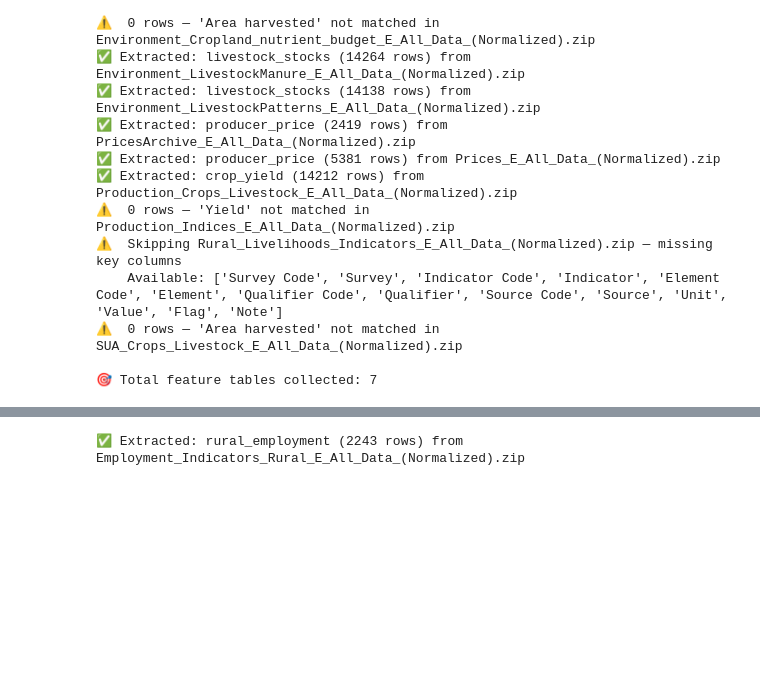
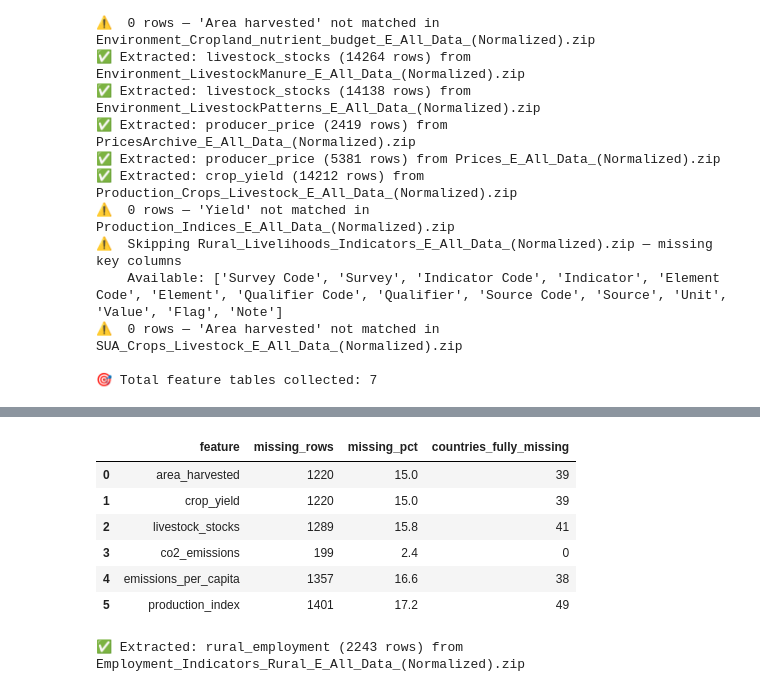
Before and after one commit to MuhammadShahzaib-PK/Global-Crop-Yield-Forecasting, a Jupyter notebook: src/data/notebooks/Main Maunscript Code.ipynb, the cells around one changed output, grey strips where cells are left out. Saved outputs shown, nothing was run; the diff lists cells and outputs as text; code cells hidden in the pictures; blank space fills up the shorter version.

```diff
--- a/src/data/notebooks/Main Maunscript Code.ipynb
+++ b/src/data/notebooks/Main Maunscript Code.ipynb
@@ -598,0 +1099,22 @@ FEATURE_PLAN = {
+# %%
+# ============================================================
+# STEP 14b: TRUNCATE PANEL TO 1990-2024
+# Reason: co2_emissions and emissions_per_capita are 100%
+# missing for every year 1961-1989 (FAO did not systematically
+# report these series before 1990). Truncating avoids a false
+# 64-year panel where two core features are structurally absent
+# for their first 30 years.
+# ============================================================
+
+before_shape = panel_df.shape
+panel_df = panel_df[panel_df["Year"] >= 1990].reset_index(drop=True)
+
+print(f"Shape before truncation: {before_shape}")
+print(f"Shape after truncation:  {panel_df.shape}")
+print(f"Year range: {panel_df['Year'].min()} - {panel_df['Year'].max()}")
+print(f"Countries: {panel_df['Area'].nunique()}")
+
+print("\nMissing values per feature (post-truncation):")
+print(panel_df.drop(columns=["Area", "Year"]).isna().sum())
+print("\nMissing % per feature (post-truncation):")
+print((panel_df.drop(columns=["Area", "Year"]).isna().mean() * 100).round(1))
@@ -598,0 +1139,29 @@ FEATURE_PLAN = {
+# %%
+# ============================================================
+# STEP 14c: DOCUMENT COUNTRY-LEVEL COVERAGE PER FEATURE
+# NaNs are NOT imputed or dropped here -- countries with zero
+# history for a given series have no basis for interpolation.
+# This table becomes the "data coverage" appendix table for
+# the paper, and downstream models should handle NaNs per-
+# feature at the point of use (e.g. listwise deletion only for
+# the specific model/feature subset being run).
+# ============================================================
+
+coverage_summary = pd.DataFrame({
+    "feature": panel_df.drop(columns=["Area", "Year"]).columns,
+    "missing_rows": panel_df.drop(columns=["Area", "Year"]).isna().sum().values,
+    "missing_pct": (panel_df.drop(columns=["Area", "Year"]).isna().mean() * 100).round(1).values,
+    "countries_fully_missing": [
+        (panel_df.groupby("Area")[col].apply(lambda s: s.isna().mean()) == 1.0).sum()
+        for col in panel_df.drop(columns=["Area", "Year"]).columns
+    ]
+})
+coverage_summary
+# %% [output]
+|  | feature | missing_rows | missing_pct | countries_fully_missing |
+| 0 | area_harvested | 1220 | 15.0 | 39 |
+| 1 | crop_yield | 1220 | 15.0 | 39 |
+| 2 | livestock_stocks | 1289 | 15.8 | 41 |
+| 3 | co2_emissions | 199 | 2.4 | 0 |
+| 4 | emissions_per_capita | 1357 | 16.6 | 38 |
+| 5 | production_index | 1401 | 17.2 | 49 |
```
Also changed, not shown: parts of 110 cells of this notebook.
